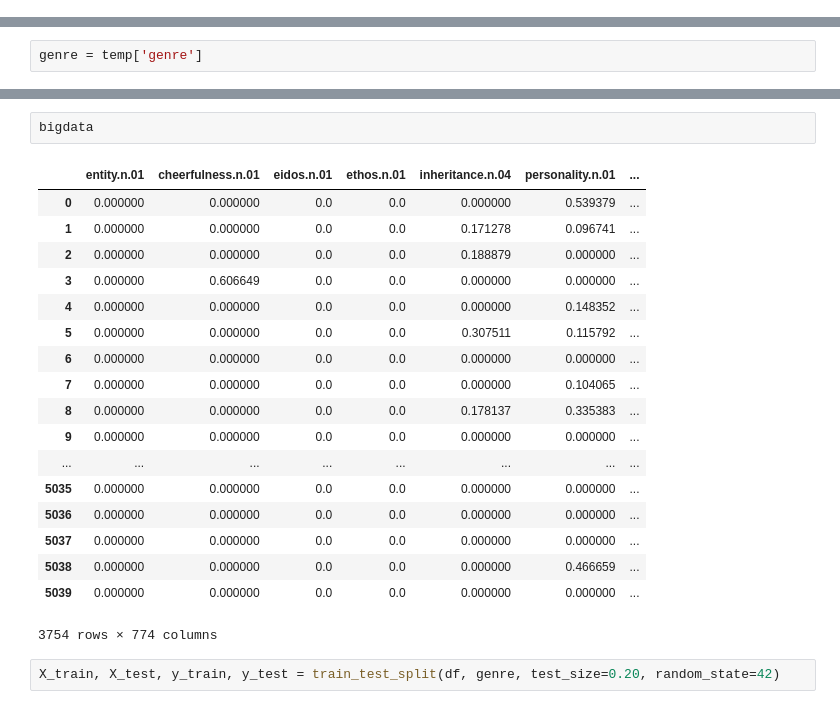
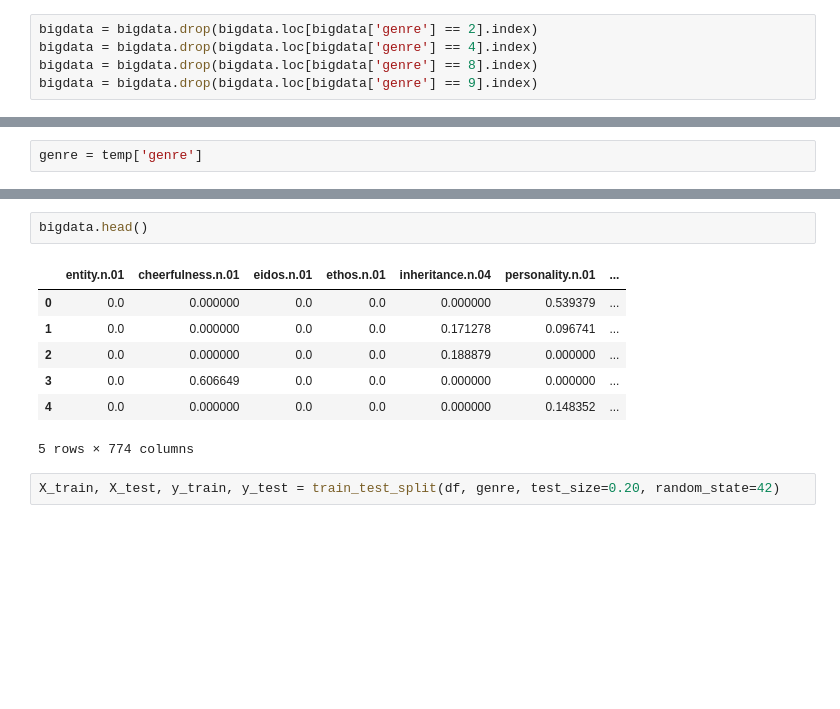
Before and after one commit to abhijeetchauhan/GenreClassification, a Jupyter notebook: PCA and Modeling.ipynb, the cells around one changed output, grey strips where cells are left out. Saved outputs shown, nothing was run; the diff lists cells and outputs as text; blank space fills up the shorter version.

```diff
--- a/PCA and Modeling.ipynb
+++ b/PCA and Modeling.ipynb
@@ -19,3 +23,8 @@ bigdata.head()
 | 3 | 3 | 3 | 1 | 2747 | 0.0 | 0.606649 | 0.0 | 0.0 | ... |
 | 4 | 4 | 4 | 1 | 2749 | 0.0 | 0.000000 | 0.0 | 0.0 | ... |
 5 rows × 779 columns
+# %%
+bigdata = bigdata.drop(bigdata.loc[bigdata['genre'] == 2].index)
+bigdata = bigdata.drop(bigdata.loc[bigdata['genre'] == 4].index)
+bigdata = bigdata.drop(bigdata.loc[bigdata['genre'] == 8].index)
+bigdata = bigdata.drop(bigdata.loc[bigdata['genre'] == 9].index)
@@ -106,24 +85,13 @@ df.head()
 # %%
-bigdata
+bigdata.head()
 # %% [output]
 |  | entity.n.01 | cheerfulness.n.01 | eidos.n.01 | ethos.n.01 | inheritance.n.04 | personality.n.01 | ... |
-| 0 | 0.000000 | 0.000000 | 0.0 | 0.0 | 0.000000 | 0.539379 | ... |
-| 1 | 0.000000 | 0.000000 | 0.0 | 0.0 | 0.171278 | 0.096741 | ... |
-| 2 | 0.000000 | 0.000000 | 0.0 | 0.0 | 0.188879 | 0.000000 | ... |
-| 3 | 0.000000 | 0.606649 | 0.0 | 0.0 | 0.000000 | 0.000000 | ... |
-| 4 | 0.000000 | 0.000000 | 0.0 | 0.0 | 0.000000 | 0.148352 | ... |
-| 5 | 0.000000 | 0.000000 | 0.0 | 0.0 | 0.307511 | 0.115792 | ... |
-| 6 | 0.000000 | 0.000000 | 0.0 | 0.0 | 0.000000 | 0.000000 | ... |
-| 7 | 0.000000 | 0.000000 | 0.0 | 0.0 | 0.000000 | 0.104065 | ... |
-| 8 | 0.000000 | 0.000000 | 0.0 | 0.0 | 0.178137 | 0.335383 | ... |
-| 9 | 0.000000 | 0.000000 | 0.0 | 0.0 | 0.000000 | 0.000000 | ... |
-| ... | ... | ... | ... | ... | ... | ... | ... |
-| 5035 | 0.000000 | 0.000000 | 0.0 | 0.0 | 0.000000 | 0.000000 | ... |
-| 5036 | 0.000000 | 0.000000 | 0.0 | 0.0 | 0.000000 | 0.000000 | ... |
-| 5037 | 0.000000 | 0.000000 | 0.0 | 0.0 | 0.000000 | 0.000000 | ... |
-| 5038 | 0.000000 | 0.000000 | 0.0 | 0.0 | 0.000000 | 0.466659 | ... |
-| 5039 | 0.000000 | 0.000000 | 0.0 | 0.0 | 0.000000 | 0.000000 | ... |
+| 0 | 0.0 | 0.000000 | 0.0 | 0.0 | 0.000000 | 0.539379 | ... |
+| 1 | 0.0 | 0.000000 | 0.0 | 0.0 | 0.171278 | 0.096741 | ... |
+| 2 | 0.0 | 0.000000 | 0.0 | 0.0 | 0.188879 | 0.000000 | ... |
+| 3 | 0.0 | 0.606649 | 0.0 | 0.0 | 0.000000 | 0.000000 | ... |
+| 4 | 0.0 | 0.000000 | 0.0 | 0.0 | 0.000000 | 0.148352 | ... |
-3754 rows × 774 columns
+5 rows × 774 columns
 # %%
 X_train, X_test, y_train, y_test = train_test_split(df, genre, test_size=0.20, random_state=42)
 # %%
```
Also changed, not shown: parts of 24 cells of this notebook.
